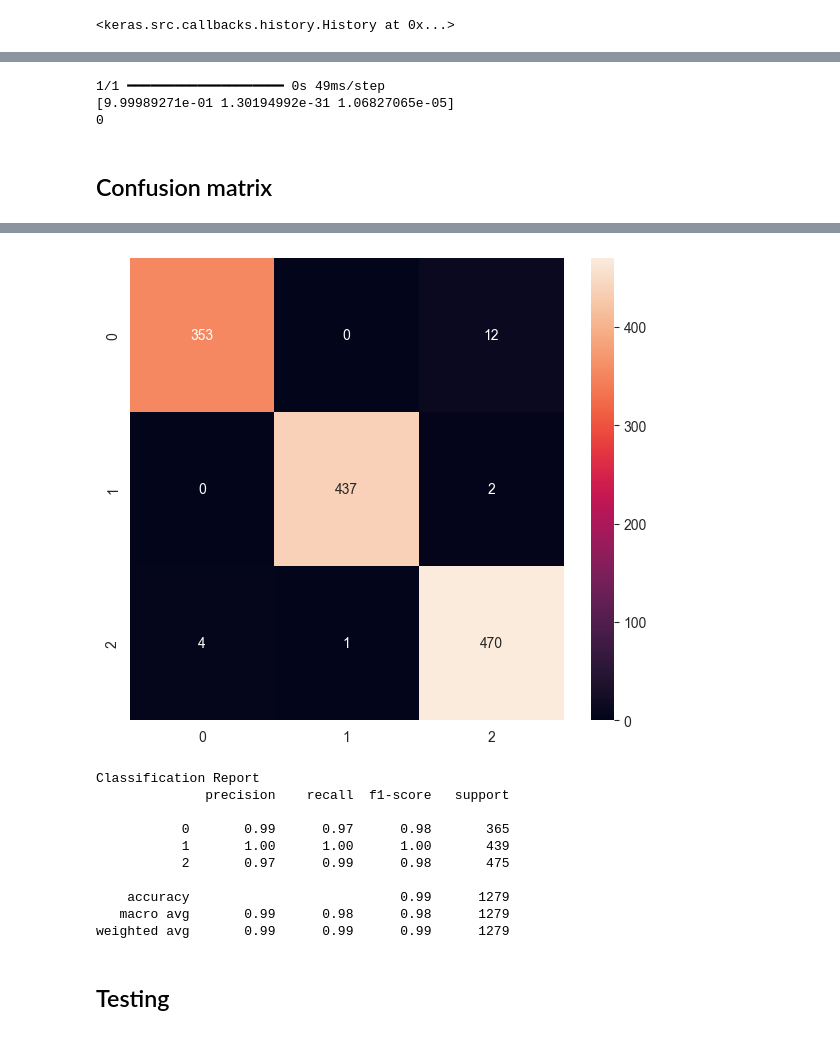
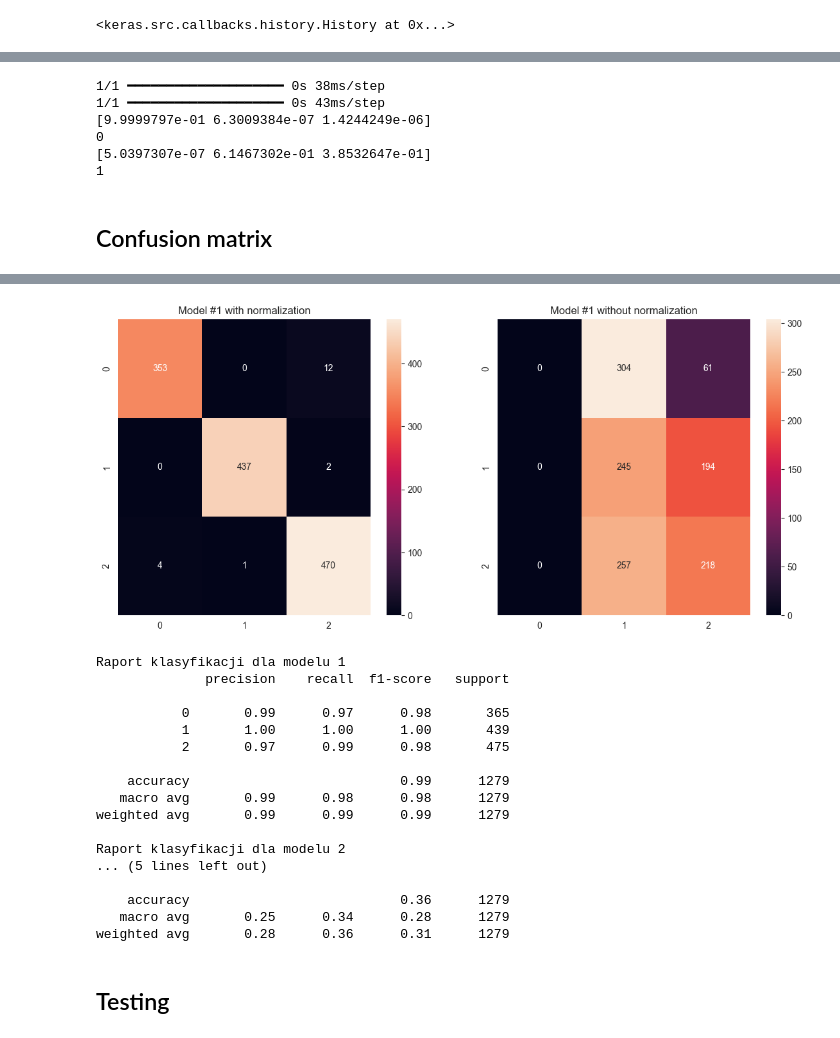
Before and after one commit to mausor11/Music-computer-vision, a Jupyter notebook: model/hand_tracking_model.ipynb, the cells around one changed output, grey strips where cells are left out. Saved outputs shown, nothing was run; the diff lists cells and outputs as text; code cells hidden in the pictures.

```diff
--- a/model/hand_tracking_model.ipynb
+++ b/model/hand_tracking_model.ipynb
@@ -25,6 +26,11 @@ dataset_close = 'landmark_data/gesture_close'
 dataset_pointer = 'landmark_data/gesture_pointer'
 
 model_save_path = 'model_save/hand_tracking_model.keras'
+model_non_save_path = 'model_save/hand_tracking_model_non.keras'
+model_cnn_save_path = 'model_save/hand_tracking_model_cnn.keras'
+model_lstm_save_path = 'model_save/hand_tracking_model_lstm.keras'
+model_gru_save_path = 'model_save/hand_tracking_model_gru.keras'
+
 hdf5_save_path = 'model_save/hand_tracking_model.hdf5'
 
 tflite_save_path = 'model_save/hand_tracking_model.tflite'
@@ -159,6 +197,10 @@ def normalization(dataset):
         normalized_dataset[i, 1::2] = dataset[i, 1::2] - mean_y[i]
     return normalized_dataset
 # %%
+# Dataset with normalization
 normalized_X_dataset = normalization(X_dataset)
 X_train, X_test, Y_train, Y_test = train_test_split(normalized_X_dataset, Y_dataset, test_size=0.75, random_state=RANDOM_SEED)
+
+# Dataset without normalization
+X_train_non, X_test_non, Y_train_non, Y_test_non = train_test_split(X_dataset, Y_dataset, test_size=0.75, random_state=RANDOM_SEED)
 # %% [markdown]
@@ -232,14 +310,22 @@ val_loss, val_acc = model.evaluate(X_test, Y_test, batch_size=128)
 # %%
 model = tf.keras.models.load_model(model_save_path)
+model_non = tf.keras.models.load_model(model_non_save_path)
 
 predict_result = model.predict(np.array([X_test[0]]))
+predict_result_non = model_non.predict(np.array([X_test_non[0]]))
 
 print(np.squeeze(predict_result))
 print(np.argmax(np.squeeze(predict_result)))
+
+print(np.squeeze(predict_result_non))
+print(np.argmax(np.squeeze(predict_result_non)))
 # %% [output]
-1/1 ━━━━━━━━━━━━━━━━━━━━ 0s 49ms/step
-[9.99989271e-01 1.30194992e-31 1.06827065e-05]
+1/1 ━━━━━━━━━━━━━━━━━━━━ 0s 38ms/step
+1/1 ━━━━━━━━━━━━━━━━━━━━ 0s 43ms/step
+[9.9999797e-01 6.3009384e-07 1.4244249e-06]
 0
+[5.0397307e-07 6.1467302e-01 3.8532647e-01]
+1
 # %% [markdown]
 ## Confusion matrix
 # %%
@@ -248,23 +334,40 @@ import seaborn as sns
 import matplotlib.pyplot as plt
 from sklearn.metrics import confusion_matrix, classification_report
 
-def print_confusion_matrix(y_true, y_pred, report=True):
-    labels = sorted(list(set(y_true)))
-    cmx_data = confusion_matrix(y_true, y_pred, labels=labels)
+def print_confusion_matrix(y_true1, y_pred1, y_true2, y_pred2, model1, model2, report=True):
+    labels1 = sorted(list(set(y_true1)))
+    labels2 = sorted(list(set(y_true2)))
+    cmx_data1 = confusion_matrix(y_true1, y_pred1, labels=labels1)
+    cmx_data2 = confusion_matrix(y_true2, y_pred2, labels=labels2)
 
-    df_cmx = pd.DataFrame(cmx_data, index=labels, columns=labels)
+    df_cmx1 = pd.DataFrame(cmx_data1, index=labels1, columns=labels1)
+    df_cmx2 = pd.DataFrame(cmx_data2, index=labels2, columns=labels2)
 
-    fig, ax = plt.subplots(figsize=(7, 6))
-    sns.heatmap(df_cmx, annot=True, fmt='g' ,square=False)
-    ax.set_ylim(len(set(y_true)), 0)
+    fig, axs = plt.subplots(1, 2, figsize=(14, 6))  # Zmienione na 1 wiersz i 2 kolumny
+
+    sns.heatmap(df_cmx1, annot=True, fmt='g' ,square=False, ax=axs[0])
+    axs[0].set_ylim(len(set(y_true1)), 0)
+    axs[0].set_title(f'Model {model1}')
+
+    sns.heatmap(df_cmx2, annot=True, fmt='g' ,square=False, ax=axs[1])
+    axs[1].set_ylim(len(set(y_true2)), 0)
+    axs[1].set_title(f'Model {model2}')
+
     plt.show()
 
     if report:
-        print('Classification Report')
-        print(classification_report(Y_test, y_pred))
+        print('Raport klasyfikacji dla modelu 1')
+        print(classification_report(y_true1, y_pred1))
+        print('Raport klasyfikacji dla modelu 2')
+        print(classification_report(y_true2, y_pred2))
+
+# Wydrukuj macierze pomyłek
 
 Y_pred = model.predict(X_test)
 y_pred = np.argmax(Y_pred, axis=1)
 
-print_confusion_matrix(Y_test, y_pred)
+Y_pred_non = model_non.predict(X_test_non)
+y_pred_non = np.argmax(Y_pred_non, axis=1)
+
+print_confusion_matrix(Y_test, y_pred, Y_test_non, y_pred_non, "#1 with normalization", "#1 without normalization")
 # %% [output]
@@ -272,5 +376,5 @@ print_confusion_matrix(Y_test, y_pred)
-[figure, old version]
+[figure, new version]
-Classification Report
+Raport klasyfikacji dla modelu 1
               precision    recall  f1-score   support
 
            0       0.99      0.97      0.98       365
@@ -280,6 +384,13 @@ Classification Report
     accuracy                           0.99      1279
    macro avg       0.99      0.98      0.98      1279
 weighted avg       0.99      0.99      0.99      1279
+
+Raport klasyfikacji dla modelu 2
+... (5 lines left out)
+
+    accuracy                           0.36      1279
+   macro avg       0.25      0.34      0.28      1279
+weighted avg       0.28      0.36      0.31      1279
 # %% [markdown]
 ## Testing
 # %%
```
Also changed, not shown: parts of 47 cells of this notebook, 2 other files.
